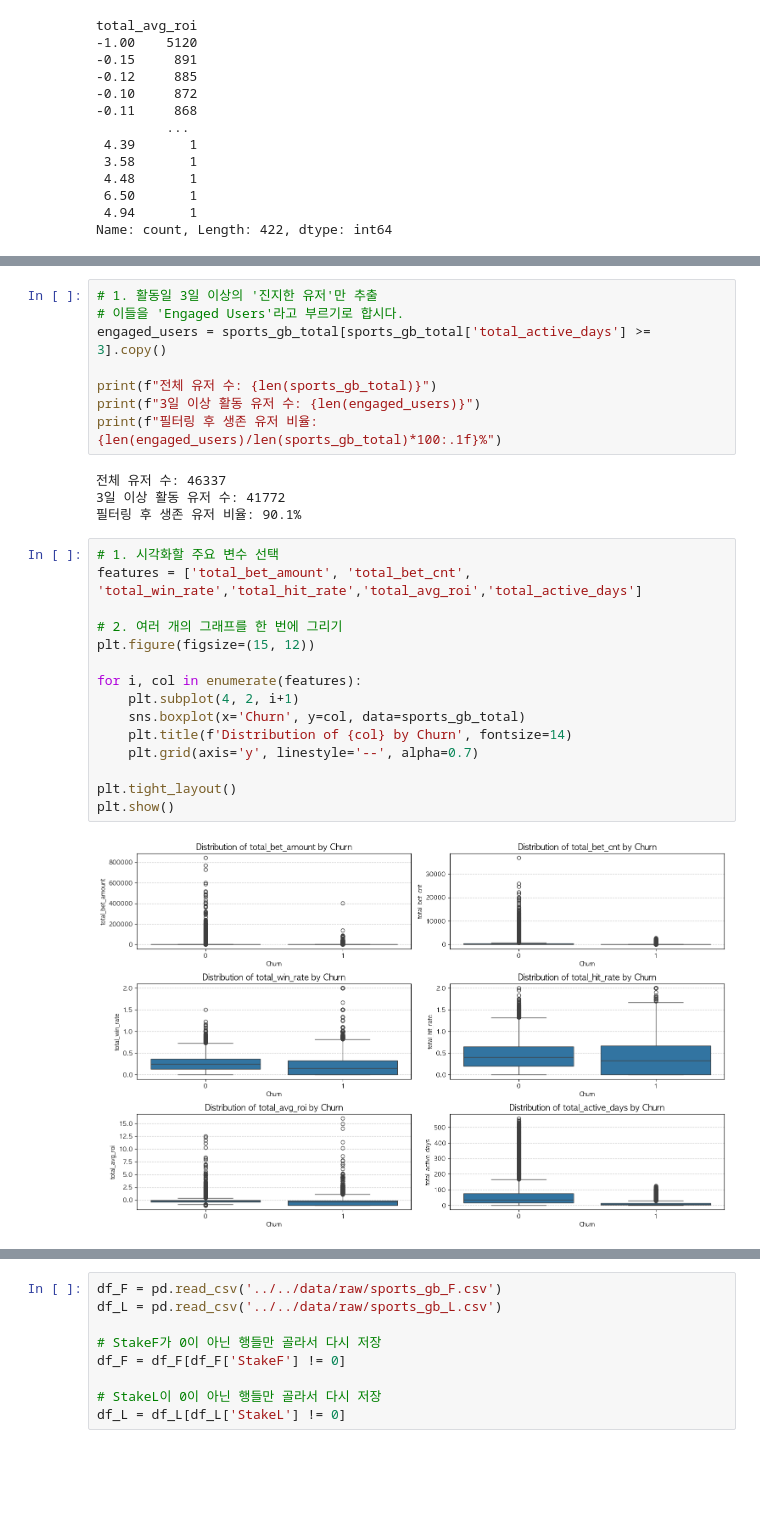
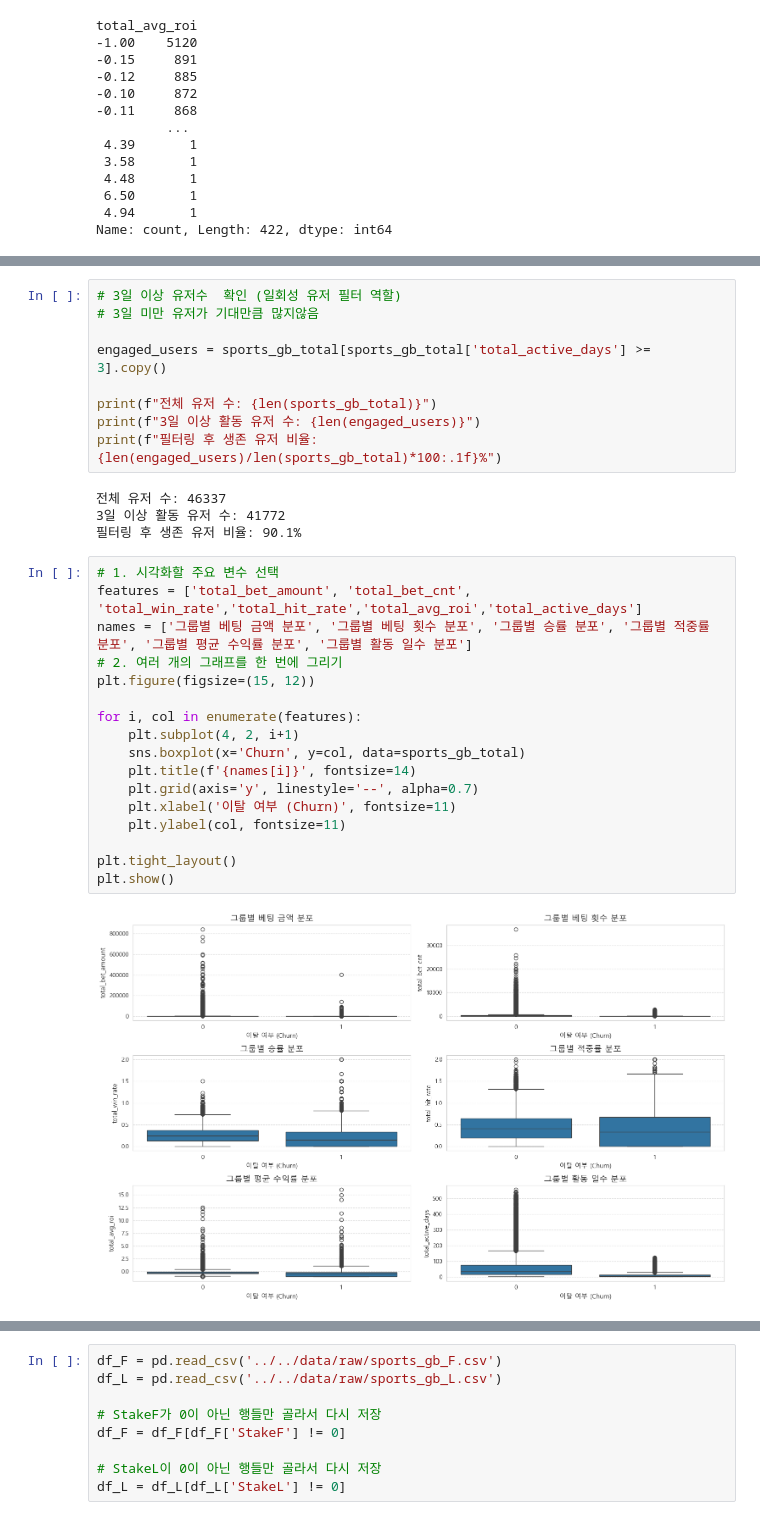
Before and after one commit to SKNETWORKS-FAMILY-AICAMP/SKN24-2nd-3Team, a Jupyter notebook: notebooks/psy/02_EDA.ipynb, the cells around one changed output, grey strips where cells are left out. Saved outputs shown, nothing was run; the diff lists cells and outputs as text; blank space fills up the shorter version.

```diff
--- a/notebooks/psy/02_EDA.ipynb
+++ b/notebooks/psy/02_EDA.ipynb
@@ -327,6 +327,7 @@ plt.show()
 # %%
-# 1. 활동일 3일 이상의 '진지한 유저'만 추출
-# 이들을 'Engaged Users'라고 부르기로 합시다.
+# 3일 이상 유저수  확인 (일회성 유저 필터 역할)
+# 3일 미만 유저가 기대만큼 많지않음
+
 engaged_users = sports_gb_total[sports_gb_total['total_active_days'] >= 3].copy()
 
 print(f"전체 유저 수: {len(sports_gb_total)}")
@@ -339,17 +340,19 @@ print(f"필터링 후 생존 유저 비율: {len(engaged_users)/len(sports_gb_to
 # %%
 # 1. 시각화할 주요 변수 선택
 features = ['total_bet_amount', 'total_bet_cnt', 'total_win_rate','total_hit_rate','total_avg_roi','total_active_days']
-
+names = ['그룹별 베팅 금액 분포', '그룹별 베팅 횟수 분포', '그룹별 승률 분포', '그룹별 적중률 분포', '그룹별 평균 수익률 분포', '그룹별 활동 일수 분포']
 # 2. 여러 개의 그래프를 한 번에 그리기
 plt.figure(figsize=(15, 12))
 
 for i, col in enumerate(features):
     plt.subplot(4, 2, i+1)
     sns.boxplot(x='Churn', y=col, data=sports_gb_total)
-    plt.title(f'Distribution of {col} by Churn', fontsize=14)
+    plt.title(f'{names[i]}', fontsize=14)
     plt.grid(axis='y', linestyle='--', alpha=0.7)
+    plt.xlabel('이탈 여부 (Churn)', fontsize=11)
+    plt.ylabel(col, fontsize=11)
 
 plt.tight_layout()
 plt.show()
 # %% [output]
-[figure, old version]
+[figure, new version]
```
Also changed, not shown: parts of 15 cells of this notebook, 10 other files.
